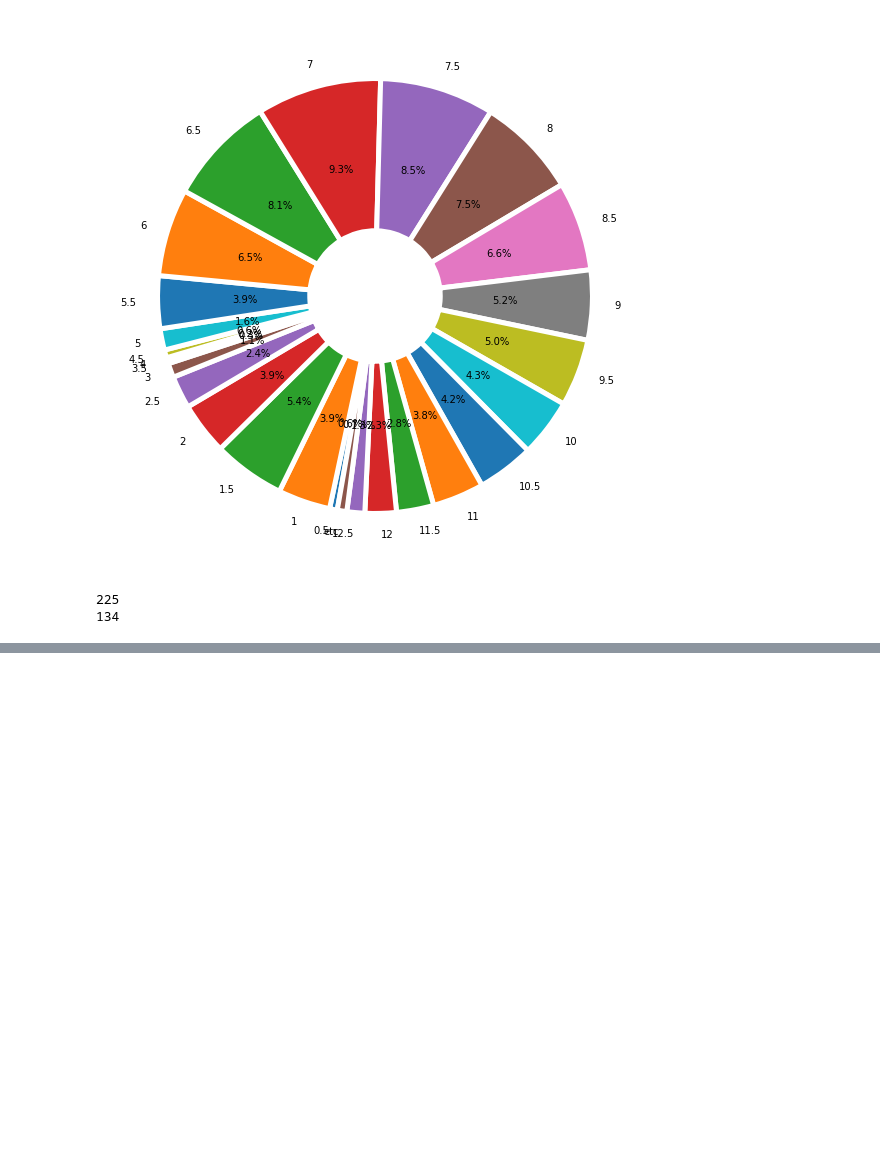
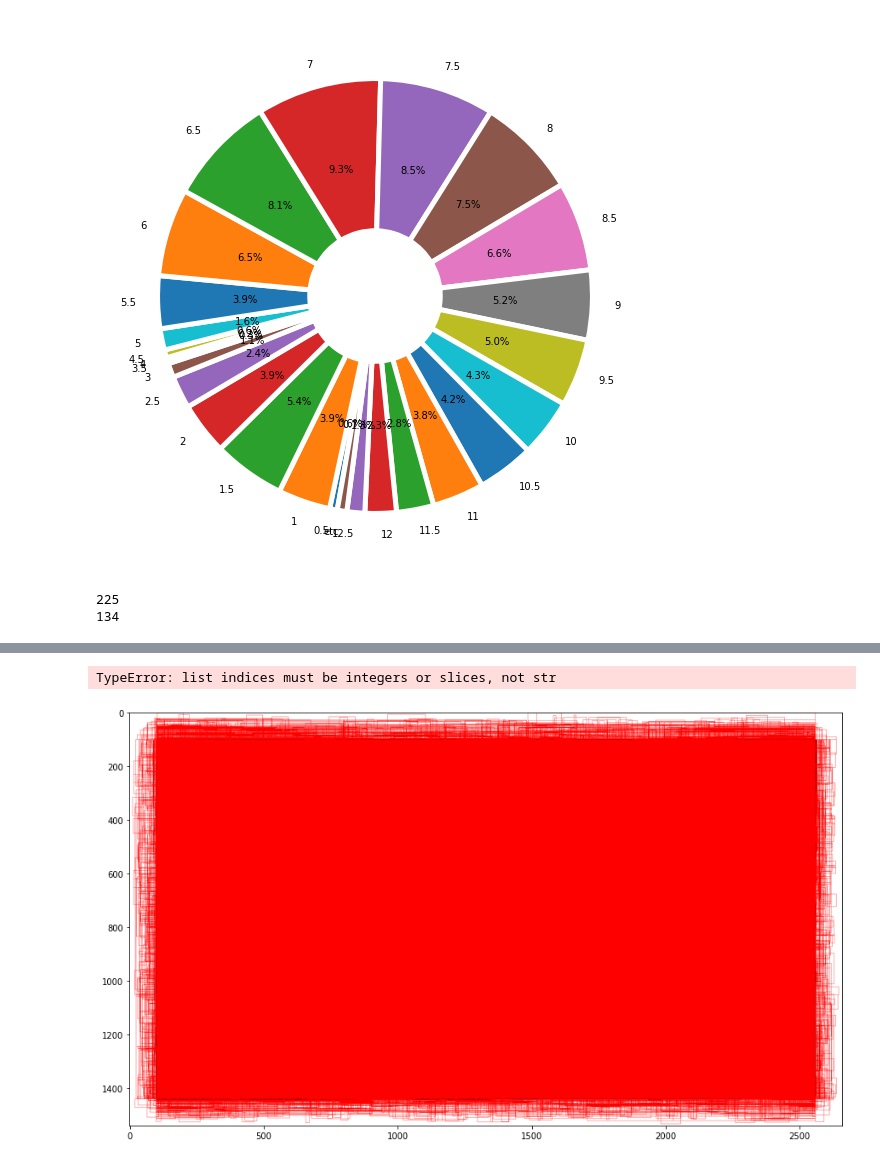
Before and after one commit to david95j2/my_utils, a Jupyter notebook: src/data/show_korad_datatype.ipynb, the cells around one changed output, grey strips where cells are left out. Saved outputs shown, nothing was run; the diff lists cells and outputs as text; code cells hidden in the pictures; blank space fills up the shorter version.

```diff
--- a/src/data/show_korad_datatype.ipynb
+++ b/src/data/show_korad_datatype.ipynb
@@ -203,3 +206,41 @@ print(len(cnt_05))
 # %% [output]
 225
 134
+# %%
+box_img = np.full((1540,2660,3),255,np.uint8)
+cv2.rectangle(box_img, (100, 100), (2560, 1440), (0,0,0), 3)
+label_path = "/home/joo/Desktop/joo/data/korad/data/custom/labeling/"
+
+hist = {}
+
+for n in range(1,7): # 01 folder to 06 folder
+    n = str(n).zfill(2)
+    label = list(map(lambda x : x, sorted(glob.glob(label_path+n+"/*"))))
+    for i in label:
+
+        with open(i, 'r', encoding='utf-8') as f:
+            f = json.load(f)
+
+            if f['images']['width'] != 2560: continue
+            for j in f['labels']:
+                if j['label'] != "ConcreteCrack" : continue
+
+                data = j['boundingPoly']['vertices']
+                x_min, y_min, x_max, y_max = int(data[0]['xmin']),int(data[0]['ymin']),int(data[0]['xmax']),int(data[0]['ymax'])
+
+                width = x_max - x_min
+                height = y_max - y_min
+                try:
+                    if height == 0 or width == 0: continue
+                    p = np.log((height/width+(1e-10)))
+                except ZeroDivisionError : continue
+                    # print("이거보셈","   ",f['images']['id'])
+                    # print(x_min,y_min,x_max,y_max)
+
+                hist[f['images']['id']] = []
+                hist[f['images']['id']].append({"p":p})
+
+
+                cv2.rectangle(box_img, (x_min+100, y_min+100), (x_max, y_max), (255,0,0), 1)
+            # break
+    # break
@@ -205,0 +267,16 @@ print(len(cnt_05))
+# %%
+plt.hist(hist['value'].value, bins=100,histtype='step')
+plt.legend(loc=0)
+
+hist = sorted(hist, reverse=True)
+print(len(hist))
+# %% [output]
+TypeError: list indices must be integers or slices, not str
+# %%
+
+plt.figure(figsize=(15,15))
+plt.imshow(box_img)
+plt.show()
+plt.close()
+# %% [output]
+[figure, added]
```
Also changed, not shown: parts of 3 cells of this notebook, 2 other files.
